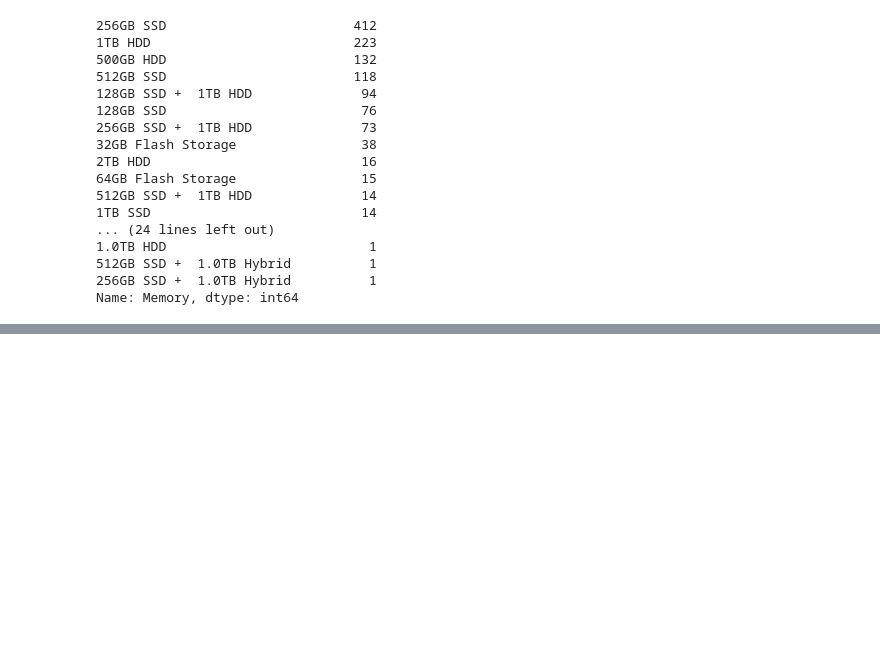
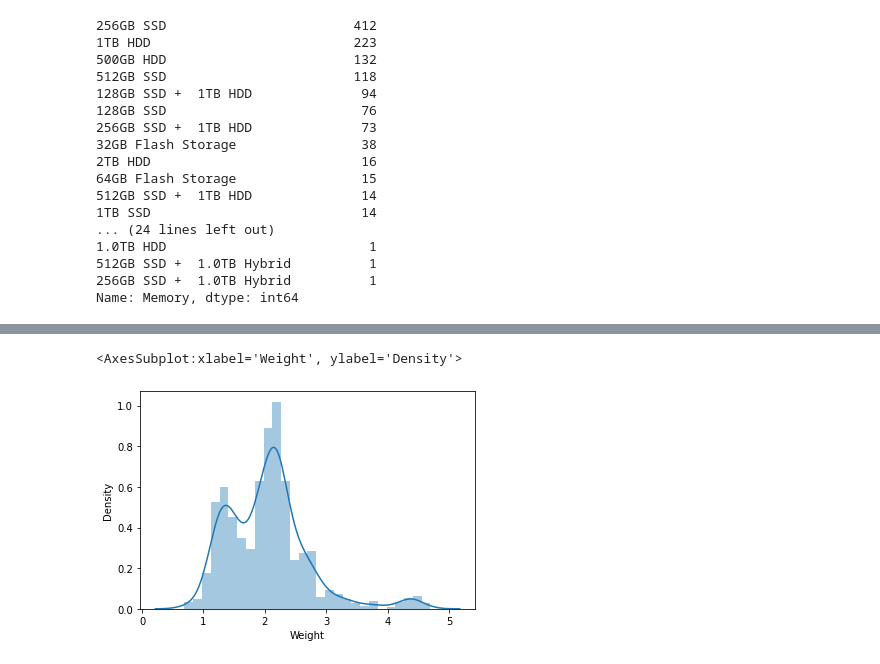
Before and after one commit to Susdhor/Disease-Prediction-using-ML, a Jupyter notebook: Laptop-price-predict/price_predict.ipynb, the cells around one changed output, grey strips where cells are left out. Cells and saved outputs as stored; diff of their text form; code cells hidden in the pictures; blank space fills up the shorter version.

```diff
--- a/Laptop-price-predict/price_predict.ipynb
+++ b/Laptop-price-predict/price_predict.ipynb
@@ -484,0 +638,6 @@ df.drop(columns=['first', 'second', 'Layer1HDD', 'Layer1SSD', 'Layer1Hybrid',
+# %%
+#plot the wight col
+sns.distplot(df['Weight'])
+# %% [output]
+<AxesSubplot:xlabel='Weight', ylabel='Density'>
+[figure, added]
```
Also changed, not shown: parts of 34 cells of this notebook.
